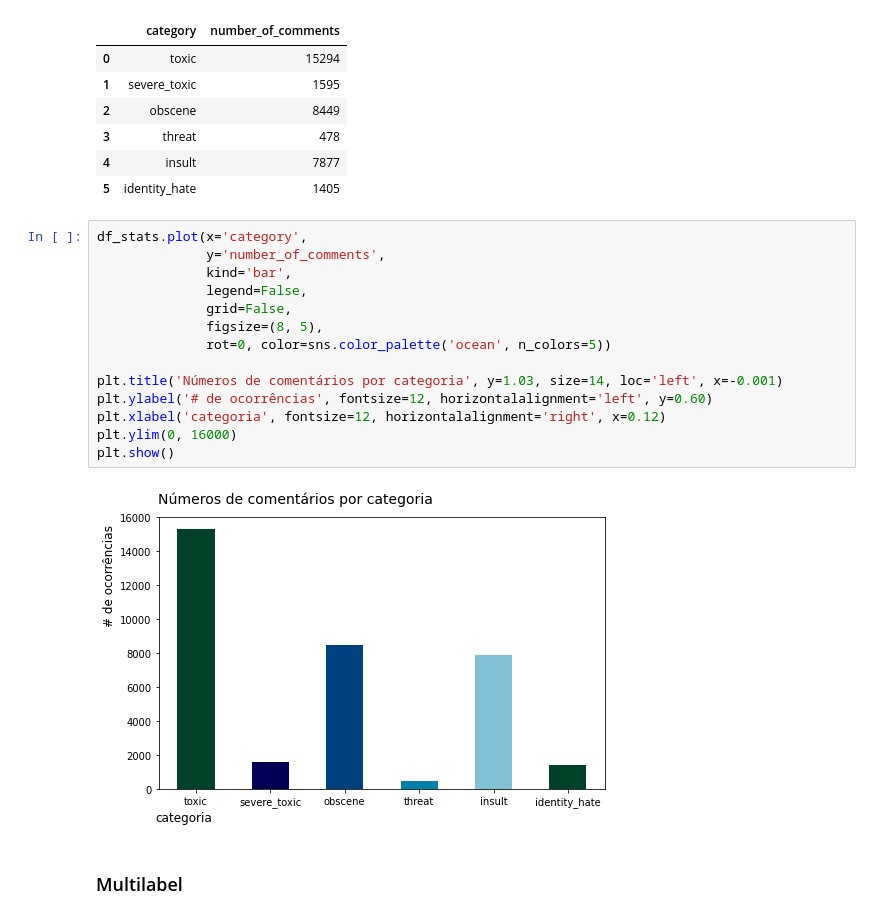
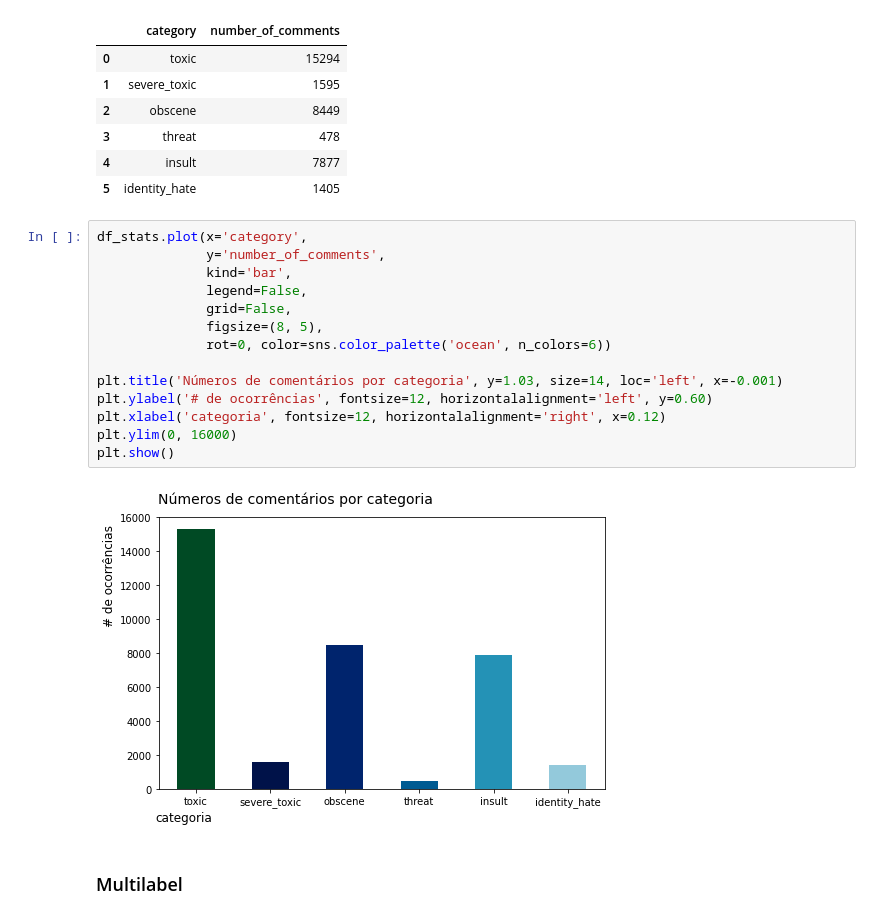
Before and after one commit to LilianeAquino/classificacao_multilabel, a Jupyter notebook: classificação_comentários_tóxicos.ipynb, the cells around one changed output. Cells and saved outputs as stored; diff of their text form.

```diff
--- a/classificação_comentários_tóxicos.ipynb
+++ b/classificação_comentários_tóxicos.ipynb
@@ -119,19 +119,19 @@ df_stats
 # %%
 df_stats.plot(x='category',
               y='number_of_comments',
               kind='bar',
               legend=False,
               grid=False,
               figsize=(8, 5),
-              rot=0, color=sns.color_palette('ocean', n_colors=5))
+              rot=0, color=sns.color_palette('ocean', n_colors=6))
 
 plt.title('Números de comentários por categoria', y=1.03, size=14, loc='left', x=-0.001)
 plt.ylabel('# de ocorrências', fontsize=12, horizontalalignment='left', y=0.60)
 plt.xlabel('categoria', fontsize=12, horizontalalignment='right', x=0.12)
 plt.ylim(0, 16000)
 plt.show()
 # %% [output]
-[figure, old version]
+[figure, new version]
 # %% [markdown]
 ### Multilabel
 # %% [markdown]
```
Also changed, not shown: parts of 2 cells of this notebook, 1 other file.
